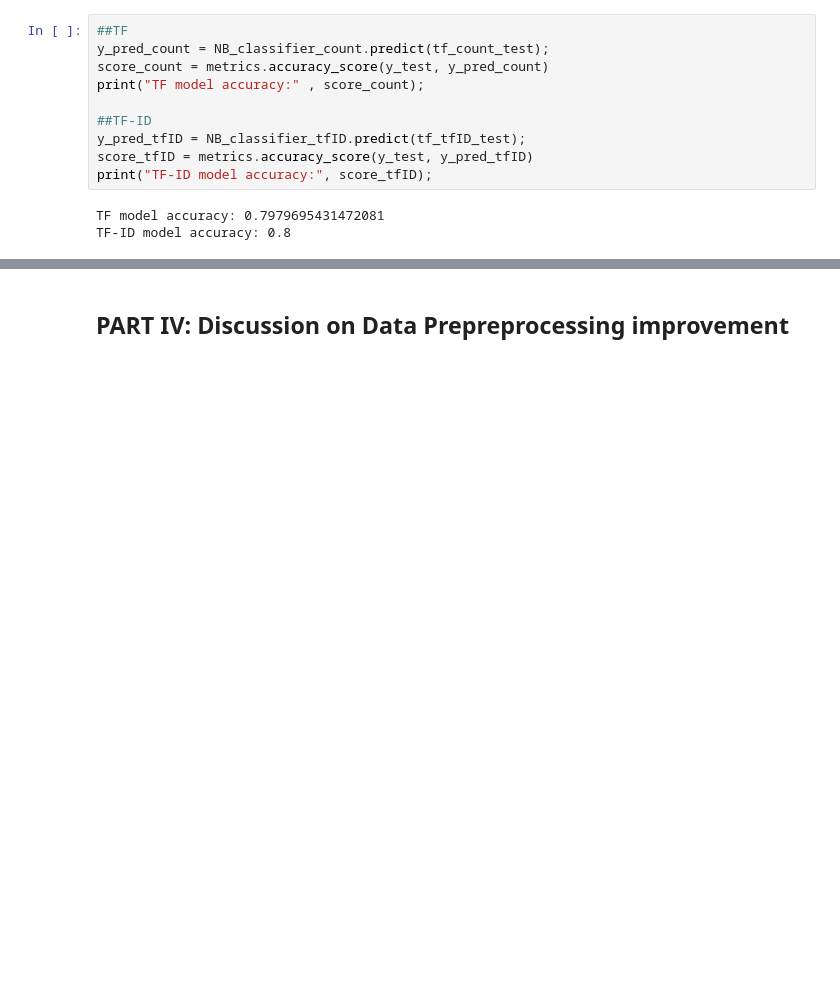
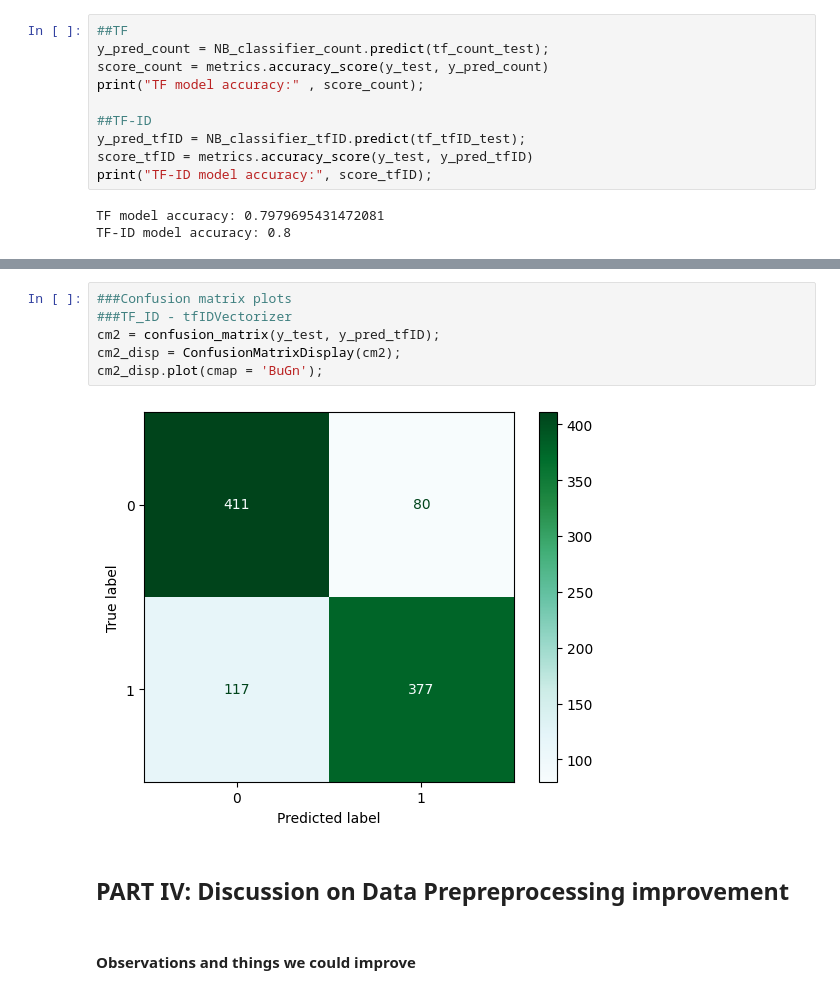
Before and after one commit to vlopez0392/DM2023-Lab1-Fork, a Jupyter notebook: Homework/DM2023_Lab1_Homework.ipynb, the cells around one changed output, grey strips where cells are left out. Saved outputs shown, nothing was run; the diff lists cells and outputs as text; blank space fills up the shorter version.

```diff
--- a/Homework/DM2023_Lab1_Homework.ipynb
+++ b/Homework/DM2023_Lab1_Homework.ipynb
@@ -1153,2 +1166,12 @@ The TF-ID then has model has slightly better performance based on the above resu
+# %%
+###Confusion matrix plots
+###TF_ID - tfIDVectorizer
+cm2 = confusion_matrix(y_test, y_pred_tfID);
+cm2_disp = ConfusionMatrixDisplay(cm2);
+cm2_disp.plot(cmap = 'BuGn');
+# %% [output]
+[figure, added]
 # %% [markdown]
 ## **PART IV: Discussion on Data Prepreprocessing improvement**
+# %% [markdown]
+#### **Observations and things we could improve**
```
Also changed, not shown: parts of 7 cells of this notebook, 1 other file.
